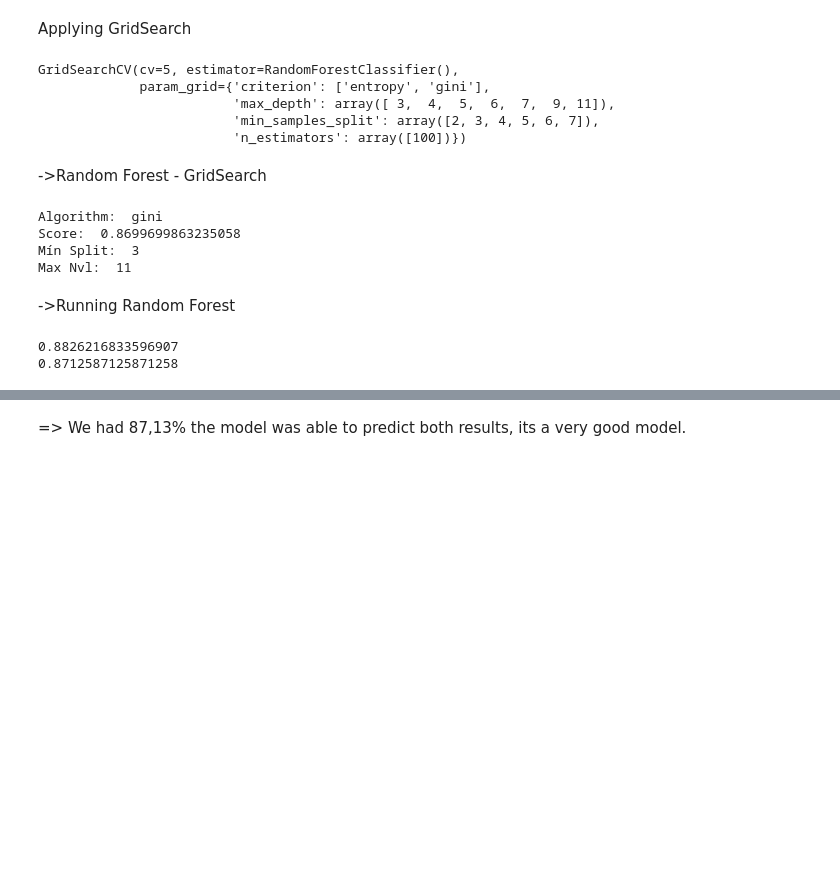
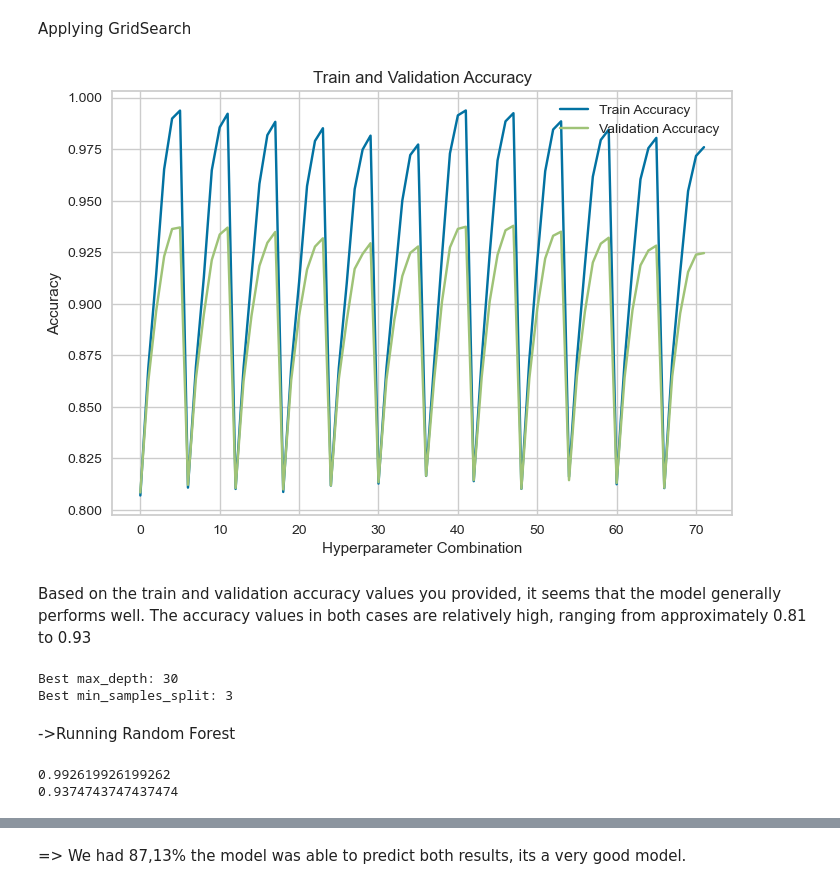
Before and after one commit to nthang2/Reserver-prediction, a Jupyter notebook: Hotel_Reservation.ipynb, the cells around one changed output, grey strips where cells are left out. Cells and saved outputs as stored; diff of their text form; code cells hidden in the pictures; blank space fills up the shorter version.

```diff
--- a/Hotel_Reservation.ipynb
+++ b/Hotel_Reservation.ipynb
@@ -902,45 +902,70 @@ dtype: float64
 # %% [markdown]
 Applying GridSearch
 # %%
+import numpy as np
 from sklearn.ensemble import RandomForestClassifier
+from sklearn.model_selection import train_test_split
+import matplotlib.pyplot as plt
 
-n_estimators = np.array([100])
+# Assuming you have your training and validation data stored in X_train, X_valid, y_train, and y_valid variables
+
+n_estimators = [100]
 alg = ['entropy', 'gini']
-min_split = np.array([2, 3, 4, 5, 6, 7])
-max_nvl = np.array([3, 4, 5, 6, 7, 9, 11])
-values_grid = {'n_estimators': n_estimators, 'min_samples_split': min_split, 'max_depth': max_nvl, 'criterion': alg}
+min_split = [2, 3, 4, 5, 6, 7]
+max_nvl = [5,10,15,20,25,30]
 
-model = RandomForestClassifier()
-gridRandomForest = GridSearchCV(estimator = model, param_grid = values_grid, cv = 5)
-gridRandomForest.fit(X_train, y_train)
+# Track train and validation accuracy
+train_accuracy = []
+valid_accuracy = []
+
+# Loop through all hyperparameter combinations
+for n_estimator in n_estimators:
+    for criterion in alg:
+        for min_samples_split in min_split:
+            for max_depth in max_nvl:
+                # Instantiate a new model
+                model = RandomForestClassifier(n_estimators=n_estimator,
+                                               criterion=criterion,
+                                               min_samples_split=min_samples_split,
+                                               max_depth=max_depth)
+                # Fit the model on training data
+                model.fit(X_train, y_train)
+                # Calculate accuracy on training data
+                train_accuracy.append(model.score(X_train, y_train))
+                # Calculate accuracy on validation data
+                valid_accuracy.append(model.score(X_test, y_test))
+
+# Plot train and validation accuracy curves
+plt.plot(train_accuracy, label='Train Accuracy')
+plt.plot(valid_accuracy, label='Validation Accuracy')
+plt.xlabel('Hyperparameter Combination')
+plt.ylabel('Accuracy')
+plt.title('Train and Validation Accuracy')
+plt.legend()
+plt.show()
 # %% [output]
-GridSearchCV(cv=5, estimator=RandomForestClassifier(),
-             param_grid={'criterion': ['entropy', 'gini'],
-                         'max_depth': array([ 3,  4,  5,  6,  7,  9, 11]),
-                         'min_samples_split': array([2, 3, 4, 5, 6, 7]),
-                         'n_estimators': array([100])})
+[figure, added]
-# %% [markdown]
-->Random Forest - GridSearch
-# %%
-print('Algorithm: ', gridRandomForest.best_estimator_.criterion)
-print('Score: ', gridRandomForest.best_score_)
-print('Mín Split: ', gridRandomForest.best_estimator_.min_samples_split)
-print('Max Nvl: ', gridRandomForest.best_estimator_.max_depth)
-# %% [output]
-Algorithm:  gini
-Score:  0.8699699863235058
-Mín Split:  3
-Max Nvl:  11
+# %% [markdown]
+Based on the train and validation accuracy values you provided, it seems that the model generally performs well. The accuracy values in both cases are relatively high, ranging from approximately 0.81 to 0.93
+# %%
+best_max_depth = best_params['max_depth']
+best_min_samples_split = best_params['min_samples_split']
+
+print("Best max_depth:", best_max_depth)
+print("Best min_samples_split:", best_min_samples_split)
+# %% [output]
+Best max_depth: 30
+Best min_samples_split: 3
 # %% [markdown]
 ->Running Random Forest
 # %%
-random_forest = RandomForestClassifier(n_estimators = 100, min_samples_split = 4, max_depth= 11,  criterion = 'gini', random_state = 0)
+random_forest = RandomForestClassifier(n_estimators = 100, min_samples_split = 3, max_depth= 30,  criterion = 'gini', random_state = 0)
 random_forest.fit(X_train, y_train)
 previsoes = random_forest.predict(X_test)
 y_pred_train=random_forest.predict(X_train)
 print(accuracy_score(y_train, y_pred_train))
 print(accuracy_score(previsoes,y_test))
 # %% [output]
-0.8826216833596907
-0.8712587125871258
+0.992619926199262
+0.9374743747437474
 # %% [markdown]
```
Also changed, not shown: parts of 16 cells of this notebook.
